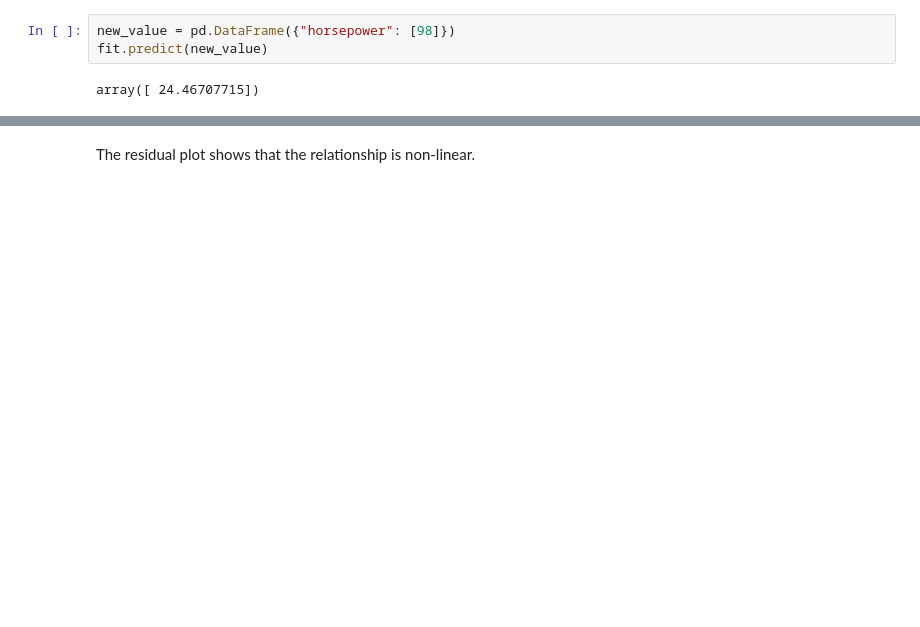
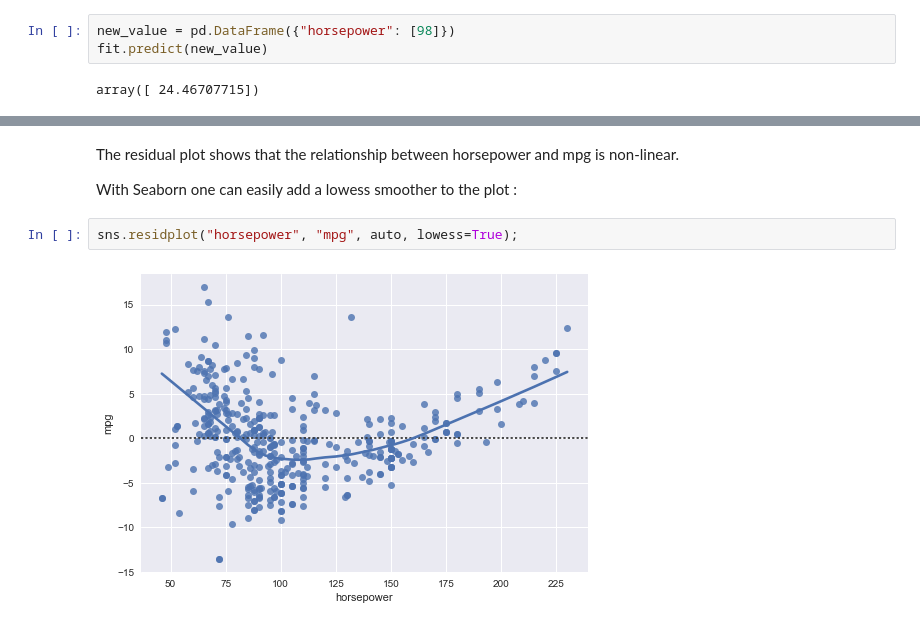
Before and after one commit to srillaert/ISLR-python, a Jupyter notebook: Ch3 Linear Regression/Ex8 Simple linear regression on the Auto data set.ipynb, the cells around one changed output, grey strips where cells are left out. Drawn from its saved outputs; the diff is of its cells as text; blank space fills up the shorter version.

Commit message:
Used Seaborn regplot to investigate the residuals

```diff
--- a/Ch3 Linear Regression/Ex8 Simple linear regression on the Auto data set.ipynb
+++ b/Ch3 Linear Regression/Ex8 Simple linear regression on the Auto data set.ipynb
@@ -58,2 +66,8 @@ auto.plot(kind='scatter', x='horsepower', y='residual');
 # %% [markdown]
-The residual plot shows that the relationship is non-linear.
+The residual plot shows that the relationship between horsepower and mpg is non-linear.
+
+With Seaborn one can easily add a lowess smoother to the plot :
+# %%
+sns.residplot("horsepower", "mpg", auto, lowess=True);
+# %% [output]
+[figure, added]
```
Also changed, not shown: parts of 8 cells of this notebook.
